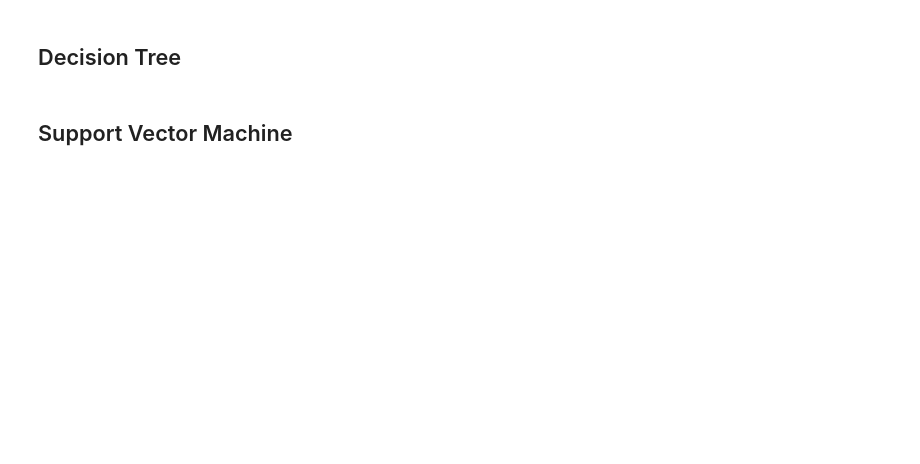
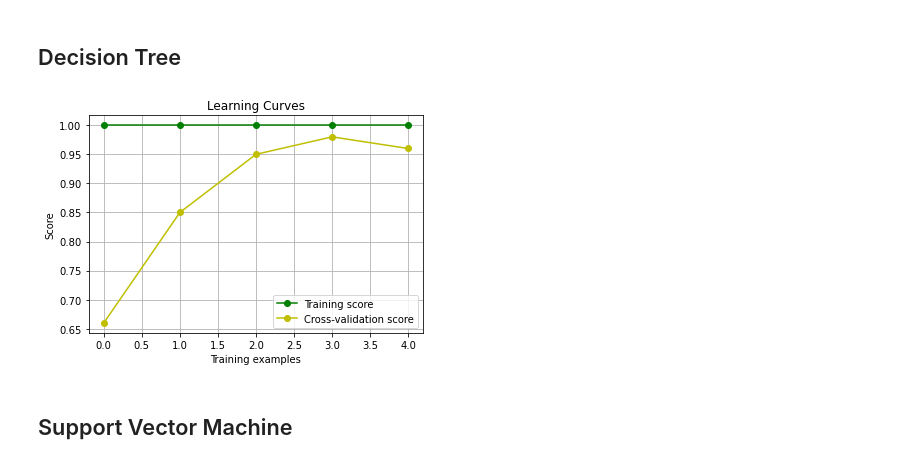
Before and after one commit to aydangasimova/udacity_ml_with_pytorch, a Jupyter notebook: Supervised_learning/notebooks/learning_curve.ipynb, the cells around one changed output. Saved outputs shown, nothing was run; the diff lists cells and outputs as text; code cells hidden in the pictures; blank space fills up the shorter version.

```diff
--- a/Supervised_learning/notebooks/learning_curve.ipynb
+++ b/Supervised_learning/notebooks/learning_curve.ipynb
@@ -36,4 +71,9 @@ np.random.seed(55)
 # %% [markdown]
 ## Decision Tree
+# %%
+estimator = GradientBoostingClassifier()
+draw_learning_curves(X, y, estimator, num_trainings)
+# %% [output]
+[figure, added]
 # %% [markdown]
 ## Support Vector Machine
```
Also changed, not shown: parts of 5 cells of this notebook.
